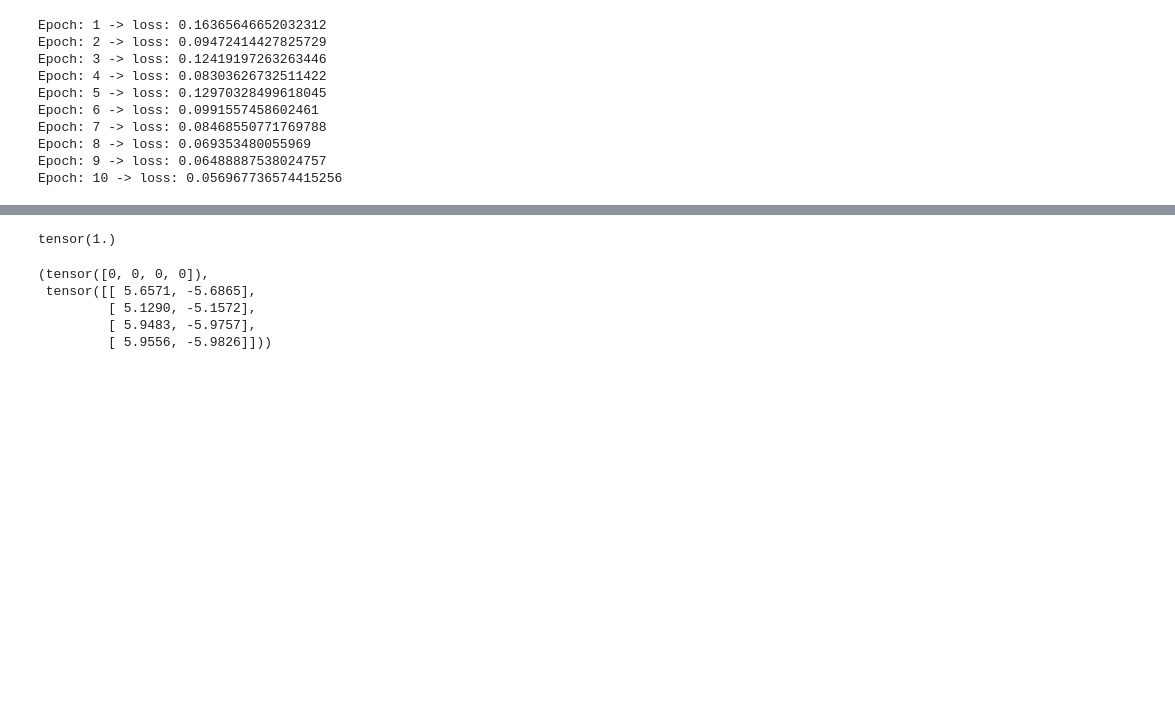
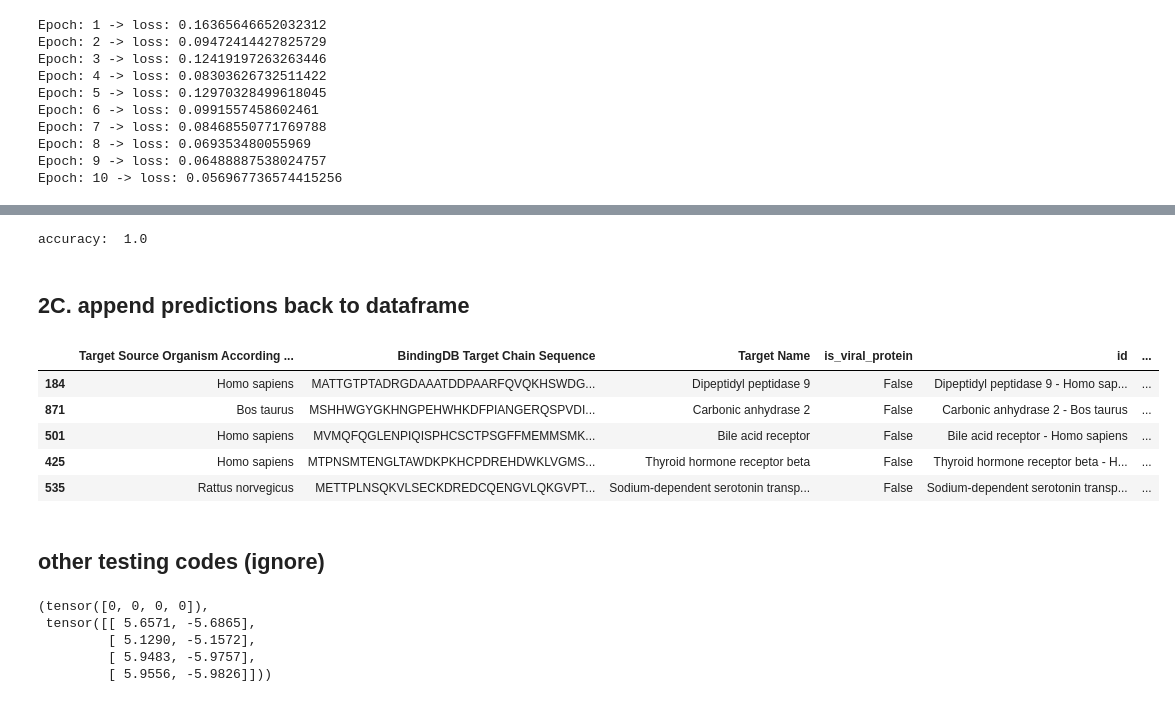
Before and after one commit to warastra/ligand_target_prediction, a Jupyter notebook: viral_protein_classification.ipynb, the cells around one changed output, grey strips where cells are left out. Cells and saved outputs as stored; diff of their text form; code cells hidden in the pictures; blank space fills up the shorter version.

```diff
--- a/viral_protein_classification.ipynb
+++ b/viral_protein_classification.ipynb
@@ -231,29 +232,58 @@ Some weights of EsmForSequenceClassification were not initialized from the model
 You should probably TRAIN this model on a down-stream task to be able to use it for predictions and inference.
 # %%
-def test(model, dataloader):
+def esm_test(model, dataloader):
     model.eval()
     model.to(device)
 
     with torch.no_grad():
         test_correct = 0
         total_loss = 0
+        i = 0
+        predictions = torch.empty(len(dataloader)).type(torch.LongTensor)
+        logits = torch.empty((len(dataloader), 2)).type(torch.LongTensor)
         for batch, labels in dataloader:
             # input = batch.clone()
+            batch_size = len(batch)
             inputs = tokenizer(batch, return_tensors="pt", padding='max_length', max_length=1001)
             # print(inputs, labels)
-            output = model(inputs['input_ids'].to(device), inputs['attention_mask'].to(device), labels=labels.to(device))
+            output = model(inputs['input_ids'].to(device), inputs['attention_mask'].to(device), labels=labels.to(device)) # type: ignore
             pred = torch.argmax(output.logits, dim=1)
+            predictions[i*batch_size:(i+1)*batch_size] = pred
+            logits[i*batch_size:(i+1)*batch_size] = output.logits
             test_correct += (pred.cpu() == labels).float().sum()
 
             loss = output.loss
             total_loss += loss.cpu()
+
+            i+=1
+
+
         accuracy = test_correct / len(dataloader)
-    return total_loss, accuracy
+    return {
+            "loss":total_loss,
+            "accuracy":accuracy,
+            "predictions":predictions,
+            "logits":logits
+        }
-# %%
-loss, acc = test(esm_model, full_loader)
-acc
-# %% [output]
-tensor(1.)
+# %%
+test_results = esm_test(esm_model, full_loader)
+print('accuracy: ', test_results['accuracy'].numpy())
+# %% [output]
+accuracy:  1.0
+# %% [markdown]
+## 2C. append predictions back to dataframe
+# %%
+df['is_viral__predictions'] = test_results['predictions'].numpy()
+df.sample(5)
+# %% [output]
+|  | Target Source Organism According ... | BindingDB Target Chain Sequence | Target Name | is_viral_protein | id | ... |
+| 184 | Homo sapiens | MATTGTPTADRGDAAATDDPAARFQVQKHSWDG... | Dipeptidyl peptidase 9 | False | Dipeptidyl peptidase 9 - Homo sap... | ... |
+| 871 | Bos taurus | MSHHWGYGKHNGPEHWHKDFPIANGERQSPVDI... | Carbonic anhydrase 2 | False | Carbonic anhydrase 2 - Bos taurus | ... |
+| 501 | Homo sapiens | MVMQFQGLENPIQISPHCSCTPSGFFMEMMSMK... | Bile acid receptor | False | Bile acid receptor - Homo sapiens | ... |
+| 425 | Homo sapiens | MTPNSMTENGLTAWDKPKHCPDREHDWKLVGMS... | Thyroid hormone receptor beta | False | Thyroid hormone receptor beta - H... | ... |
+| 535 | Rattus norvegicus | METTPLNSQKVLSECKDREDCQENGVLQKGVPT... | Sodium-dependent serotonin transp... | False | Sodium-dependent serotonin transp... | ... |
+# %% [markdown]
+## other testing codes (ignore)
 # %%
 from viral_protein import make_pred
 
```
Also changed, not shown: parts of 8 cells of this notebook, 1 other file.
